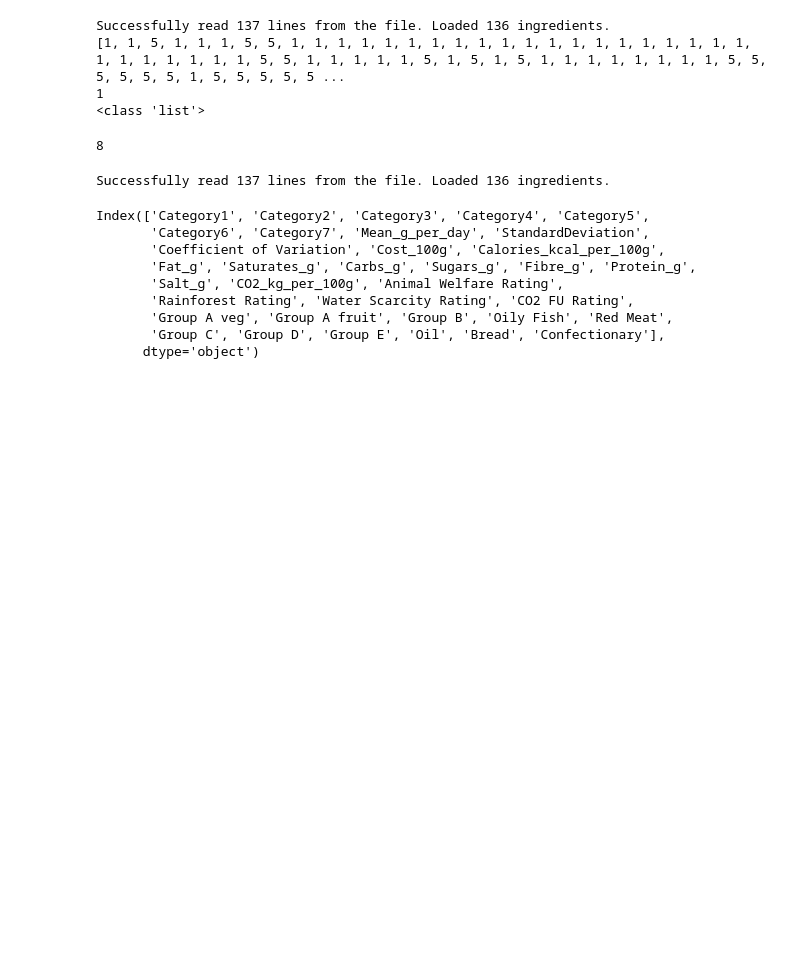
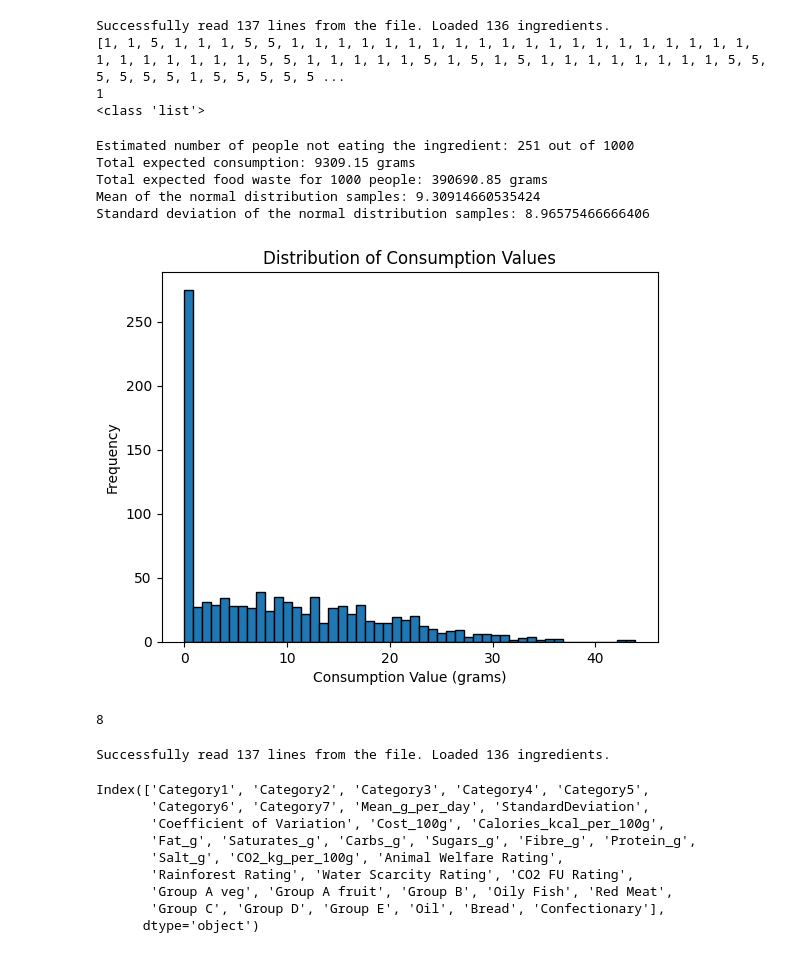
Before and after one commit to Laurie2905-JOHN/Masters_RL, a Jupyter notebook: notebooks/custom_env_testing.ipynb, the cells around one changed output. Saved outputs shown, nothing was run; the diff lists cells and outputs as text; code cells hidden in the pictures; blank space fills up the shorter version.

```diff
--- a/notebooks/custom_env_testing.ipynb
+++ b/notebooks/custom_env_testing.ipynb
@@ -18,6 +18,54 @@ Successfully read 137 lines from the file. Loaded 136 ingredients.
 [1, 1, 5, 1, 1, 1, 5, 5, 1, 1, 1, 1, 1, 1, 1, 1, 1, 1, 1, 1, 1, 1, 1, 1, 1, 1, 1, 1, 1, 1, 1, 1, 1, 1, 1, 5, 5, 1, 1, 1, 1, 1, 5, 1, 5, 1, 5, 1, 1, 1, 1, 1, 1, 1, 1, 5, 5, 5, 5, 5, 5, 1, 5, 5, 5, 5, 5 ...
 1
 <class 'list'>
+# %%
+import numpy as np
+import matplotlib.pyplot as plt
+
+# Given values
+mean = 7.59490565
+standard_deviation = 11.22572649
+threshold = 0  # Define the threshold below which people won't eat
+value_in_meal_plan = 400
+num_people = 1000  # Example number of people
+
+# Generate random values from a normal distribution for each person
+consumption_values = np.random.normal(loc=mean, scale=standard_deviation, size=num_people)
+
+# Replace negative values with zero for realistic consumption values
+consumption_values = np.where(consumption_values < 0, 0, consumption_values)
+
+# Calculate the number of people not eating the ingredient
+num_not_eating = np.sum(consumption_values == 0)
+
+# Calculate the total expected consumption
+total_expected_consumption = np.sum(consumption_values)
+
+# Calculate the expected food waste
+total_food_waste = value_in_meal_plan * num_people - total_expected_consumption
+
+# Print results
+print(f"Estimated number of people not eating the ingredient: {num_not_eating} out of {num_people}")
+print(f"Total expected consumption: {total_expected_consumption:.2f} grams")
+print(f"Total expected food waste for {num_people} people: {total_food_waste:.2f} grams")
+
+# Optional: Print mean and standard deviation of the samples
+print("Mean of the normal distribution samples:", np.mean(consumption_values))
+print("Standard deviation of the normal distribution samples:", np.std(consumption_values))
+
+# Visualize the distribution
+plt.hist(consumption_values, bins=50, edgecolor='black')
+plt.title('Distribution of Consumption Values')
+plt.xlabel('Consumption Value (grams)')
+plt.ylabel('Frequency')
+plt.show()
+# %% [output]
+Estimated number of people not eating the ingredient: 251 out of 1000
+Total expected consumption: 9309.15 grams
+Total expected food waste for 1000 people: 390690.85 grams
+Mean of the normal distribution samples: 9.30914660535424
+Standard deviation of the normal distribution samples: 8.96575466666406
+[figure, added]
 # %%
 ingredient_group_target_ranges = {
     'fruit': 1, # 1 fruit a day per meal
```
Also changed, not shown: 5 other files.
